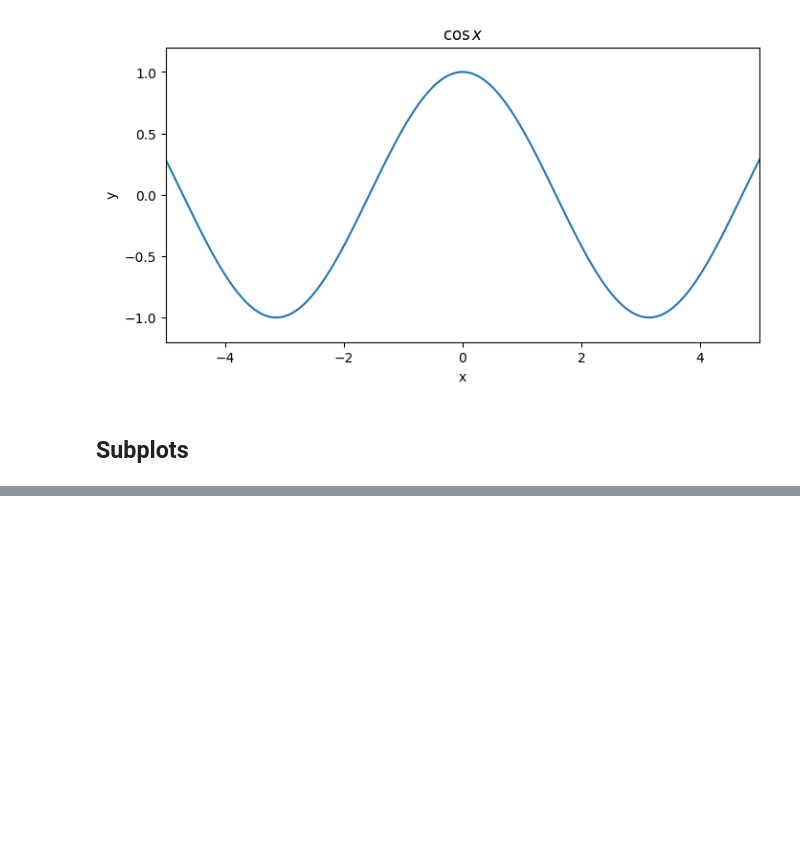
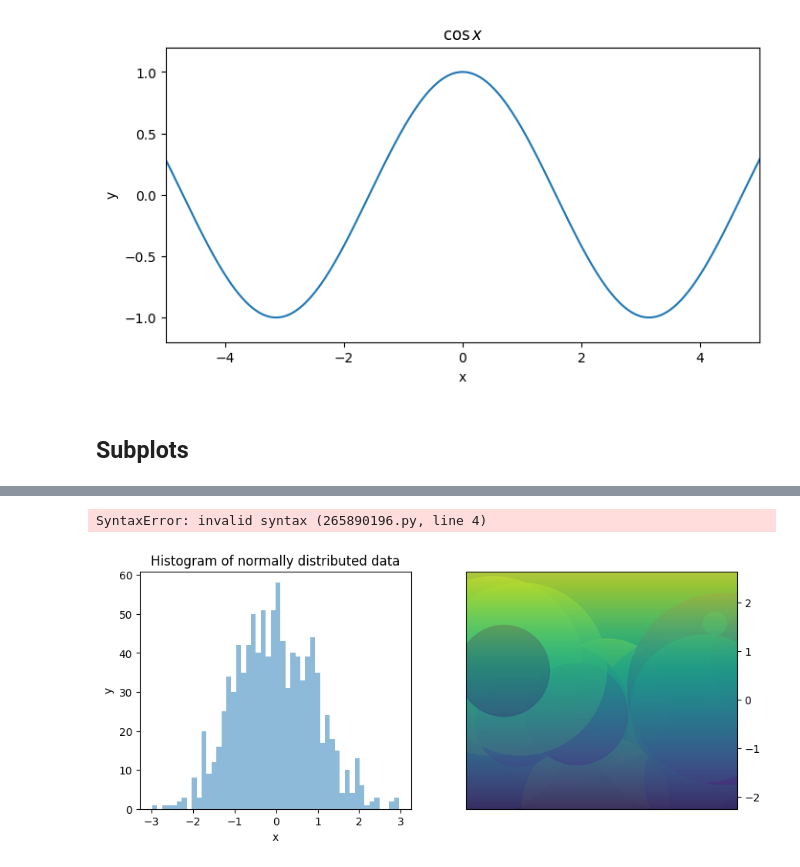
Before and after one commit to Andreas-Svensson/python, a Jupyter notebook: Code-Alongs/Lec15-matplotlib.ipynb, the cells around one changed output, grey strips where cells are left out. Cells and saved outputs as stored; diff of their text form; code cells hidden in the pictures; blank space fills up the shorter version.

```diff
--- a/Code-Alongs/Lec15-matplotlib.ipynb
+++ b/Code-Alongs/Lec15-matplotlib.ipynb
@@ -76,4 +76,27 @@ fig, ax = plt.subplots(1, 2, figsize = (16, 5)
 ax[0].plot(x, f(x))
 ax[0].plot(x, np.sin(x))
 
-ax[1].plot()
+ax[1].plot(x, np.sin(x))
+
+ax[0].set(title = "cos(x) & sin(x)")
+fig.suptitle("Big title", fontsize = 25)
+
+# if we would have 2x2 subplots, 3rd ax: ax[1][0] (row 1 col 0)
+# %% [output]
+SyntaxError: invalid syntax (265890196.py, line 4)
+# %%
+fix, ax = plt.subplots(1, 2, figsize = (10, 4))
+
+data_normal = np.random.randn(1000)
+
+ax[0].hist(data_normal, bins = 50, alpha = .5); # bins = amount of 'bars'
+ax[0].set(title = "Histogram of normally distributed data", xlabel = "x", ylabel = "y")
+
+size = 20000*np.random.randn(100)
+
+ax[1].set_facecolor("teal")
+scatter = ax[1].scatter(x = np.random.randn(100), y = np.random.randn(100), alpha = .7, cmap = "viridis", c = np.random.randn(100), s = size);
+
+fig.colorbar(scatter, ax[1]);
+# %% [output]
+[figure, added]
```
Also changed, not shown: parts of 1 cell of this notebook.
